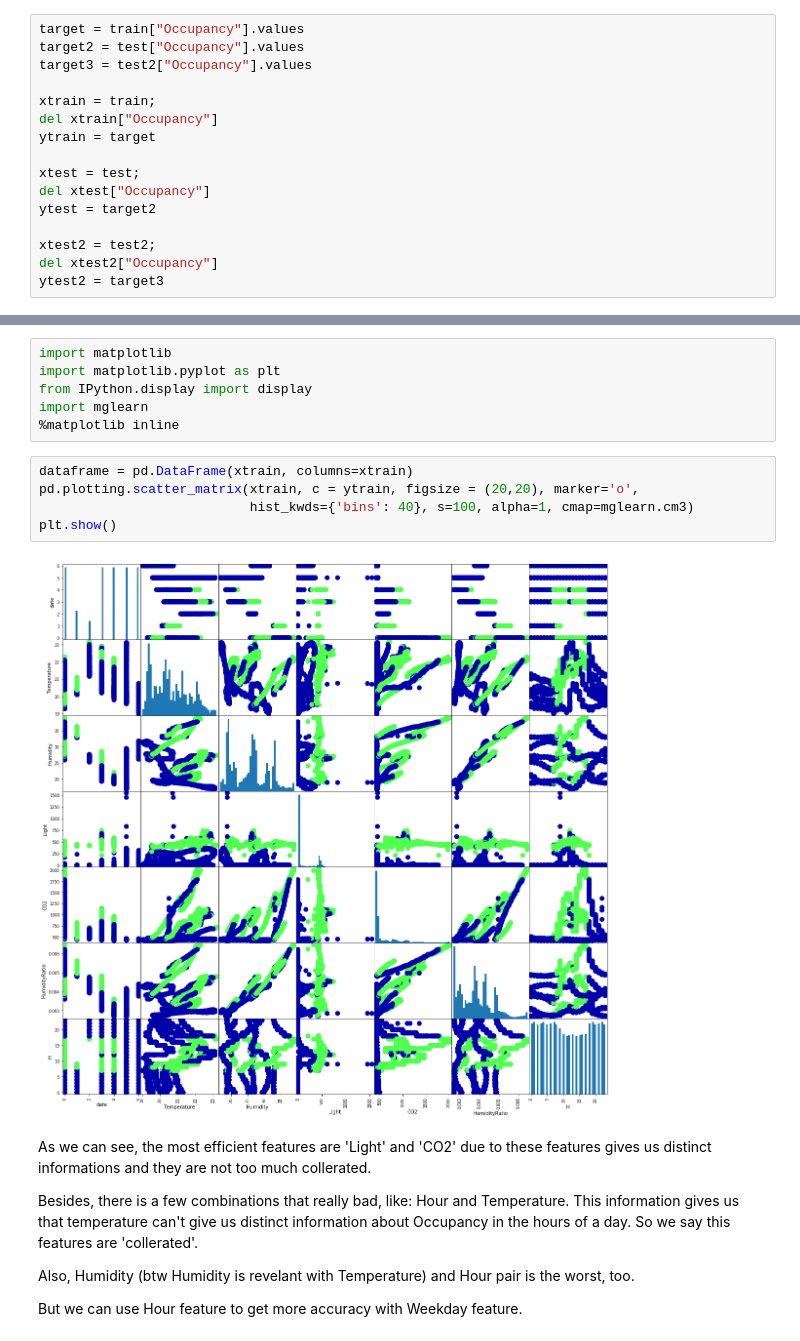
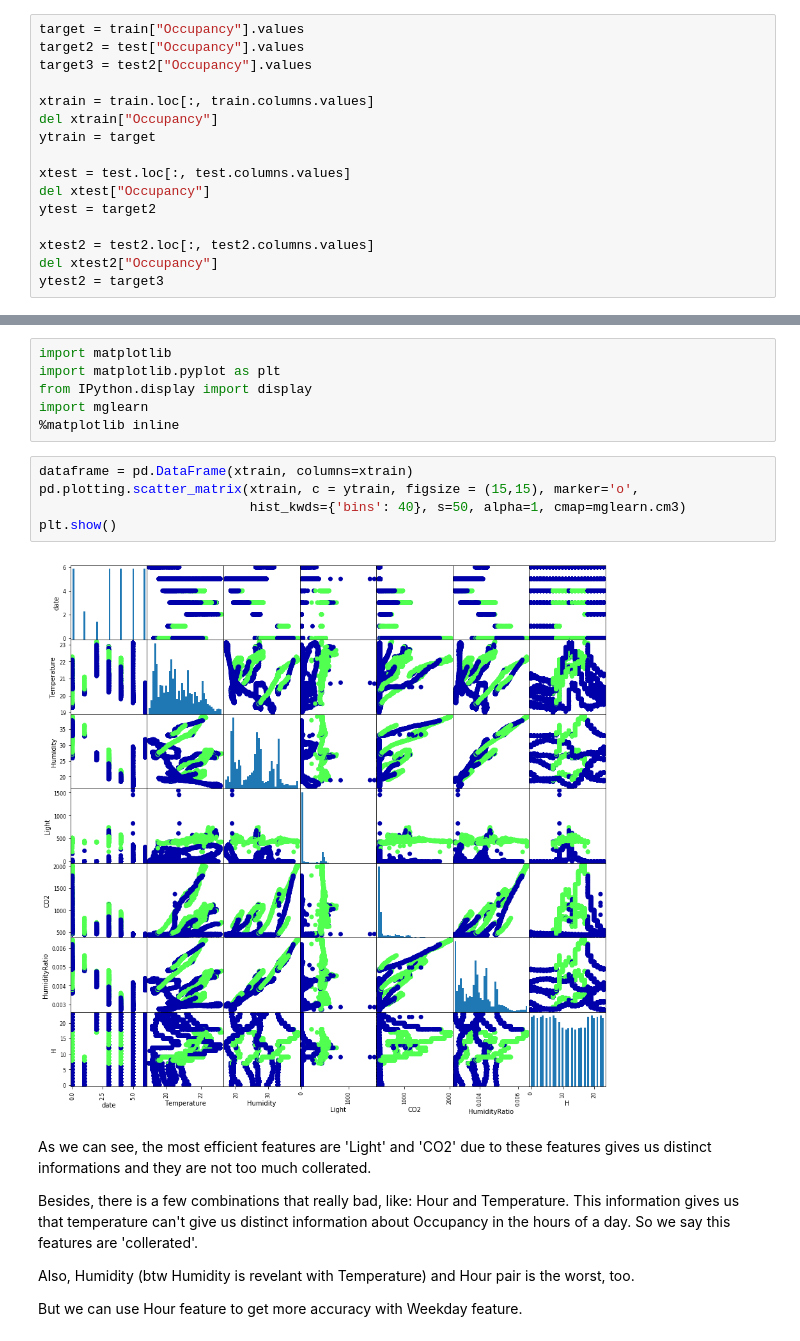
Before and after one commit to emremrah/data-mining-project-1, a Jupyter notebook: DataMiningProject1.ipynb, the cells around one changed output, grey strips where cells are left out. Cells and saved outputs as stored; diff of their text form.

```diff
--- a/DataMiningProject1.ipynb
+++ b/DataMiningProject1.ipynb
@@ -177,14 +177,14 @@ target = train["Occupancy"].values
 target2 = test["Occupancy"].values
 target3 = test2["Occupancy"].values
 
-xtrain = train;
+xtrain = train.loc[:, train.columns.values]
 del xtrain["Occupancy"]
 ytrain = target
 
-xtest = test;
+xtest = test.loc[:, test.columns.values]
 del xtest["Occupancy"]
 ytest = target2
 
-xtest2 = test2;
+xtest2 = test2.loc[:, test2.columns.values]
 del xtest2["Occupancy"]
 ytest2 = target3
@@ -215,11 +213,11 @@ import mglearn
 %matplotlib inline
 # %%
 dataframe = pd.DataFrame(xtrain, columns=xtrain)
-pd.plotting.scatter_matrix(xtrain, c = ytrain, figsize = (20,20), marker='o',
-                           hist_kwds={'bins': 40}, s=100, alpha=1, cmap=mglearn.cm3)
+pd.plotting.scatter_matrix(xtrain, c = ytrain, figsize = (15,15), marker='o',
+                           hist_kwds={'bins': 40}, s=50, alpha=1, cmap=mglearn.cm3)
 plt.show()
 # %% [output]
-[figure, old version]
+[figure, new version]
 # %% [markdown]
 As we can see, the most efficient features are 'Light' and 'CO2' due to these features gives us distinct informations and they are not too much collerated.
 
```
Also changed, not shown: parts of 30 cells of this notebook.
